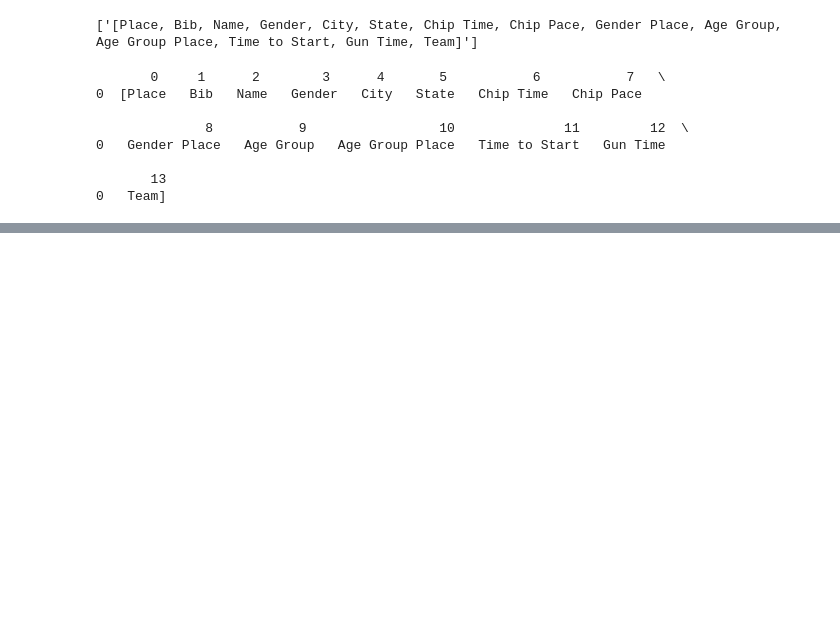
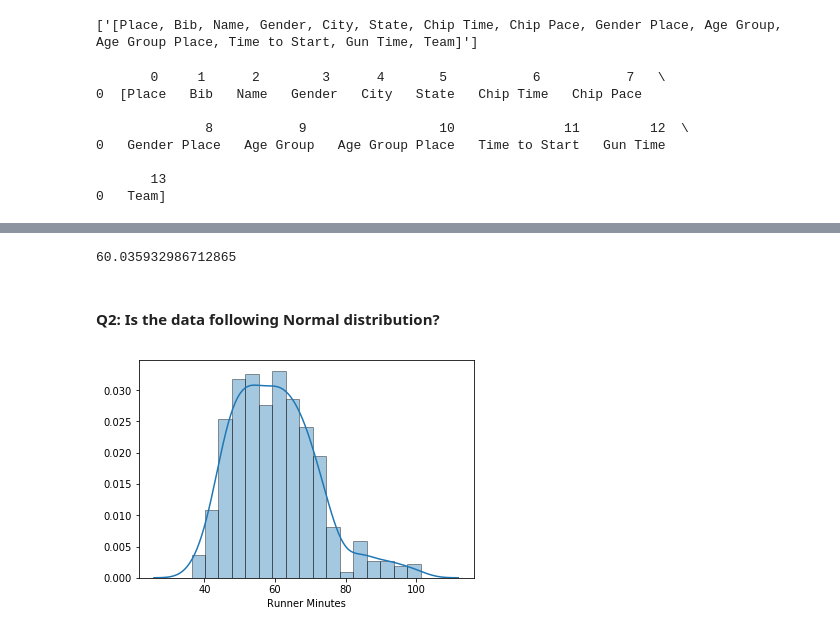
Before and after one commit to lohitpant/DataScienceProjects, a Jupyter notebook: Web Scrapping, Data Manipulation and Visualization with Python/Web Scrapping with Python.ipynb, the cells around one changed output, grey strips where cells are left out. Cells and saved outputs as stored; diff of their text form; code cells hidden in the pictures; blank space fills up the shorter version.

Commit message:
Added Visualizations

```diff
--- a/Web Scrapping, Data Manipulation and Visualization with Python/Web Scrapping with Python.ipynb
+++ b/Web Scrapping, Data Manipulation and Visualization with Python/Web Scrapping with Python.ipynb
@@ -179,0 +213,4 @@ df3.head()
+# %%
+df3.rename(columns={'[Place':'Place'}, inplace=True)
+df3.rename(columns={' Team]':'Team'}, inplace=True)
+df3.head()
@@ -179,0 +226,17 @@ df3.head()
+# %%
+time_list=df3[' Chip Time'].tolist()
+
+time_minutes=[]
+for time in time_list:
+    l = time.split(':')
+    if len(l)==2:
+        m,s=l
+        math=(int(m)+int(s)/60)
+        time_minutes.append(math)
+    elif len(l)==3:
+        h,m,s=l
+        math=(int(h)*60+int(m)+int(s)/60)
+        time_minutes.append(math)
+
+df3['Runner Minutes']=time_minutes
+df3.head()
@@ -179,0 +250,12 @@ df3.head()
+# %%
+print(df3['Runner Minutes'].mean())
+# %% [output]
+60.035932986712865
+# %% [markdown]
+#### Q2: Is the data following Normal distribution?
+# %%
+x=df3['Runner Minutes']
+ax=sns.distplot(x,hist=True,kde=True, rug=False, hist_kws={'edgecolor':'black'})
+plt.show()
+# %% [output]
+[figure, added]
```
Also changed, not shown: parts of 14 cells of this notebook.
